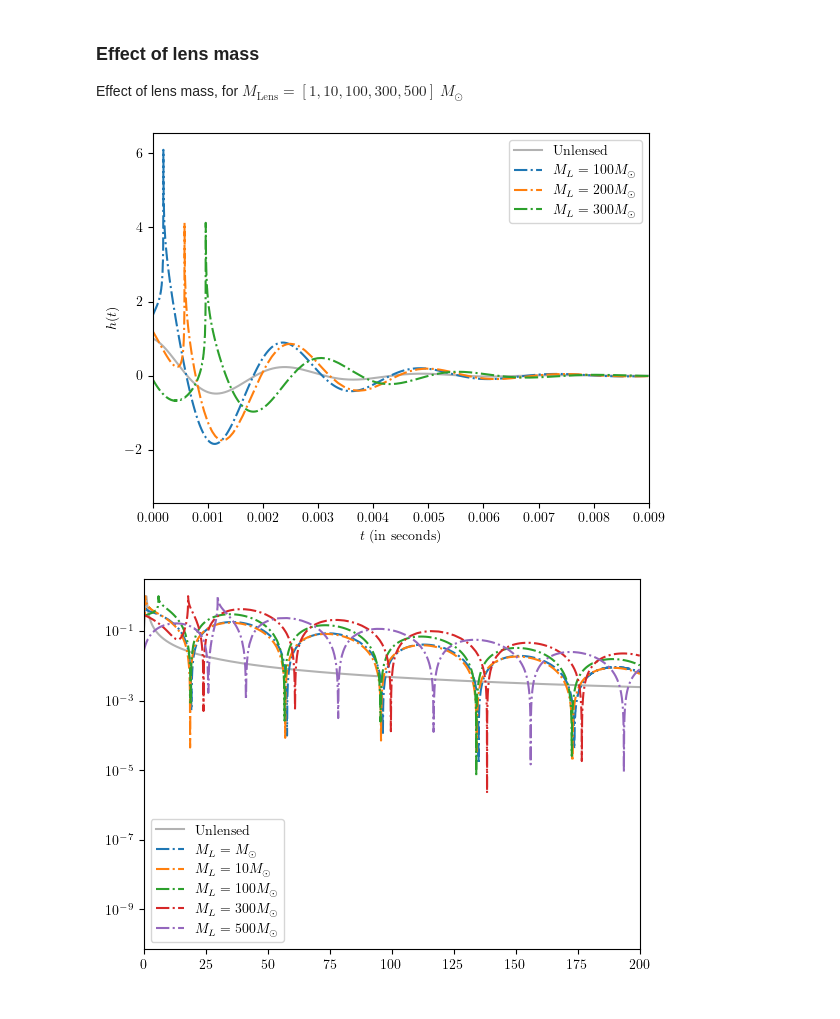
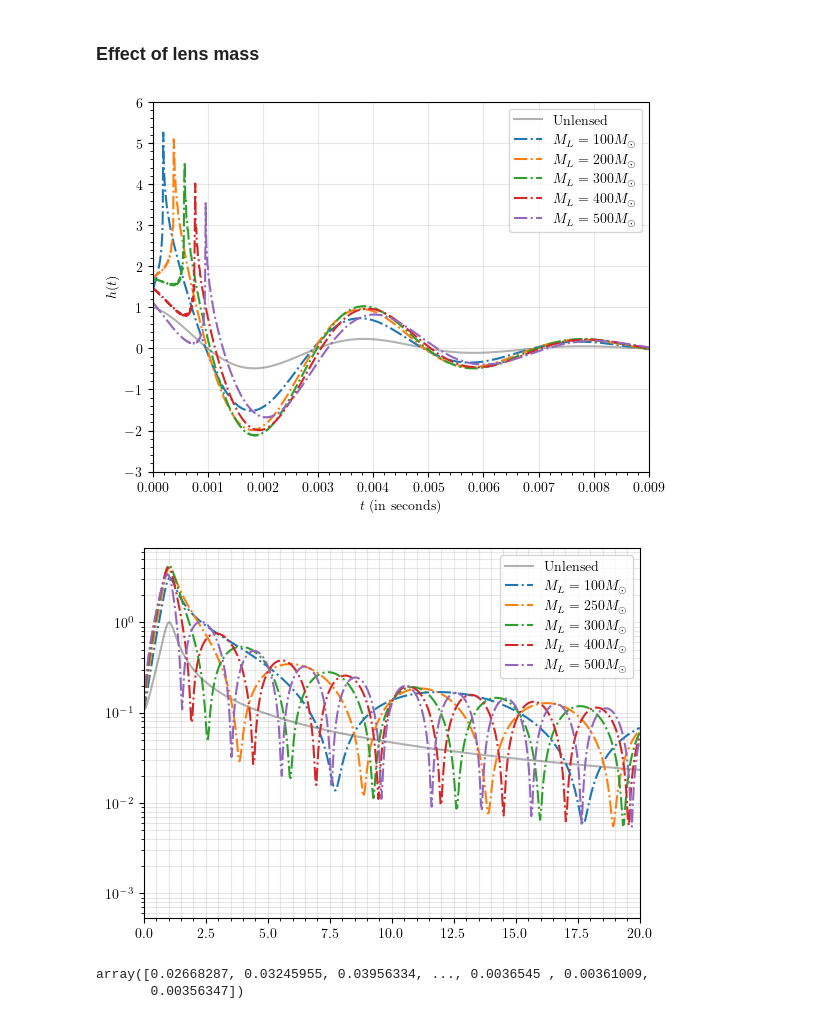
Before and after one commit to gcfbelinario/gw_thz, a Jupyter notebook: amplify.ipynb, the cells around one changed output. Drawn from its saved outputs; the diff is of its cells as text; code cells hidden in the pictures.

Commit message:
Corrected lensing plots in the frequency domain

```diff
--- a/amplify.ipynb
+++ b/amplify.ipynb
@@ -18,7 +18,7 @@ plt.rcParams.update({
 # %%
 # ringdown signal
 
-def ringdown(T, M_source, h0=1, samples=20000):
+def ringdown(T, M_source, h0=1.0, samples=20000):
 
     from astropy.constants import M_sun
     from scipy.constants import pi
@@ -57,6 +57,7 @@ def F_pml(t, y, M_lens):
 
     # dimensionless frequency
     nu = (tM / (2 * pi)) * omega
+
     # amplification factor
     F = np.empty(N, dtype=complex)
 
@@ -77,7 +78,7 @@ def F_pml(t, y, M_lens):
 
         a = 1.0j * pi * w
         b = 1.0
-        z = 1.0j * pi * w * y**2
+        z = 1.0j * pi * w * (y**2)
 
         try:
             hyp = complex(hyp1f1(a,b,z))
@@ -101,7 +102,7 @@ def F_pml(t, y, M_lens):
 
     if any(isnan(F)):
         print("Warning: NaNs present in F; replacing with 1.0 where NaN")
-        F = np.where(np.isnan(F), 1.0 + 0j, F)
+        F = where(isnan(F), 1.0 + 0j, F)
 
     return F, nu
 # %%
@@ -118,11 +119,9 @@ def F_pml(t, y, M_lens):
 #h = h0 * np.exp(-Gamma*t)*np.cos(omega0 * t)
 # %% [markdown]
 ### Effect of lens mass
-
-Effect of lens mass, for $M_{\text{Lens}} = [1, 10, 100, 300, 500] \ M_{\odot}$
 # %%
 # source
-t, h, omega0 = ringdown(T=0.04, M_source=30)
+t, h, omega0 = ringdown(T=0.1, M_source=0.24*250/(5/4), samples=10000)
 N = len(t)
 
 # dimensionless Fourier frequencies
@@ -131,7 +130,7 @@ omega = 2 * pi * freqs
 omega_tilde = omega / omega0
 
 # lens plane parameters
-M_lens = np.array([1, 10, 100, 300, 500])           # PML masses
+M_lens = np.array([100, 200, 300, 400, 500])           # PML masses
 y = 0.1                                             # source position
 
 # fourier transform of unlensed signal
@@ -142,7 +141,7 @@ F_list = []
 nu_list = []
 
 for lens_mass in M_lens:
-    F, nu = F_pml(t, y, M_lens=lens_mass)
+    F, nu = F_pml(t, y=0.1, M_lens=lens_mass)
     F_list.append(F)
     nu_list.append(nu)
 
@@ -155,9 +154,9 @@ hL_list = []
 
 for F in F_arr:
     hL_tilde_temp = h_tilde * F
+    hL_tilde_list.append(hL_tilde_temp)
+
     hL_temp = np.fft.ifft(hL_tilde_temp)
-
-    hL_tilde_list.append(hL_tilde_temp)
     hL_list.append(hL_temp)
 
 hL_tilde_arr = np.array(hL_tilde_list)
@@ -167,40 +166,53 @@ hL_arr = np.array(hL_list)
 
 plt.plot(t, h, alpha=0.3, label="Unlensed", color="black")
 
-#plt.plot(t, hL[0].real, label=r"$M_{L} = M_{\odot}$")
-plt.plot(t, hL_arr[2].real, label=r"$M_{L} = 100M_{\odot}$", ls="-.")
-plt.plot(t, hL_arr[3].real, label=r"$M_{L} = 200M_{\odot}$", ls="-.")
-plt.plot(t, hL_arr[4].real, label=r"$M_{L} = 300M_{\odot}$", ls="-.")
+plt.plot(t, hL_arr[0].real, label=r"$M_{L} = 100M_{\odot}$", ls="-.")
+plt.plot(t, hL_arr[1].real, label=r"$M_{L} = 200M_{\odot}$", ls="-.")
+plt.plot(t, hL_arr[2].real, label=r"$M_{L} = 300M_{\odot}$", ls="-.")
+plt.plot(t, hL_arr[3].real, label=r"$M_{L} = 400M_{\odot}$", ls="-.")
+
+plt.plot(t, hL_arr[4].real, label=r"$M_{L} = 500M_{\odot}$", ls="-.")
 
 plt.xlim([0,0.009])
+plt.ylim([-3,6])
+
 plt.xlabel(r"$t$ (in seconds)")
 plt.ylabel(r"$h(t)$")
 
+plt.minorticks_on()
+
+plt.grid(which='major', alpha=0.3)
+
 plt.legend()
 plt.show()
 # %% [output]
-[figure, old version]
+[figure, new version]
 # %%
 # strain amplitude in frequency domain
 
-
-
 plt.plot(omega_tilde[:N//2], np.abs(h_tilde[:N//2])/max(np.abs(h_tilde[:N//2])), color='black', alpha=0.3, label="Unlensed")
-plt.plot(omega_tilde[:N//2], np.abs(hL_arr[0][:N//2])/max(np.abs(hL_arr[0][:N//2])), label=r'$M_{L} = M_{\odot}$', ls="-.")
-plt.plot(omega_tilde[:N//2], np.abs(hL_arr[1][:N//2])/max(np.abs(hL_arr[1][:N//2])), label=r'$M_{L} = 10M_{\odot}$', ls="-.")
-plt.plot(omega_tilde[:N//2], np.abs(hL_arr[2][:N//2])/max(np.abs(hL_arr[2][:N//2])), label=r'$M_{L} = 100M_{\odot}$', ls="-.")
-plt.plot(omega_tilde[:N//2], np.abs(hL_arr[3][:N//2])/max(np.abs(hL_arr[3][:N//2])), label=r'$M_{L} = 300M_{\odot}$', ls="-.")
-plt.plot(omega_tilde[:N//2], np.abs(hL_arr[4][:N//2])/max(np.abs(hL_arr[4][:N//2])), label=r'$M_{L} = 500M_{\odot}$', ls="-.")
-
-
-
+plt.plot(omega_tilde[:N//2], np.abs(hL_tilde_arr[0][:N//2])/max(np.abs(h_tilde[:N//2])), label=r'$M_{L} = 100M_{\odot}$', ls='-.')
+plt.plot(omega_tilde[:N//2], np.abs(hL_tilde_arr[1][:N//2])/max(np.abs(h_tilde[:N//2])), label=r'$M_{L} = 250M_{\odot}$', ls='-.')
+plt.plot(omega_tilde[:N//2], np.abs(hL_tilde_arr[2][:N//2])/max(np.abs(h_tilde[:N//2])), label=r'$M_{L} = 300M_{\odot}$', ls='-.')
+plt.plot(omega_tilde[:N//2], np.abs(hL_tilde_arr[3][:N//2])/max(np.abs(h_tilde[:N//2])), label=r'$M_{L} = 400M_{\odot}$', ls='-.')
+plt.plot(omega_tilde[:N//2], np.abs(hL_tilde_arr[4][:N//2])/max(np.abs(h_tilde[:N//2])), label=r'$M_{L} = 500M_{\odot}$', ls='-.')
 
 plt.yscale('log')
+#plt.xscale('log')
 #ax[0].set_xscale('log')
 
-plt.xlim([0,200])
+plt.xlim([0,20])
+
+plt.grid(which='both', alpha=0.3)
+
+plt.minorticks_on()
 
 plt.legend()
 plt.show()
 # %% [output]
-[figure, old version]
+[figure, new version]
+# %%
+np.abs(hL_tilde_arr[1][:N//2])/max(np.abs(hL_tilde_arr[1][:N//2]))
+# %% [output]
+array([0.02668287, 0.03245955, 0.03956334, ..., 0.0036545 , 0.00361009,
+       0.00356347])
```
Also changed, not shown: 1 other file.
